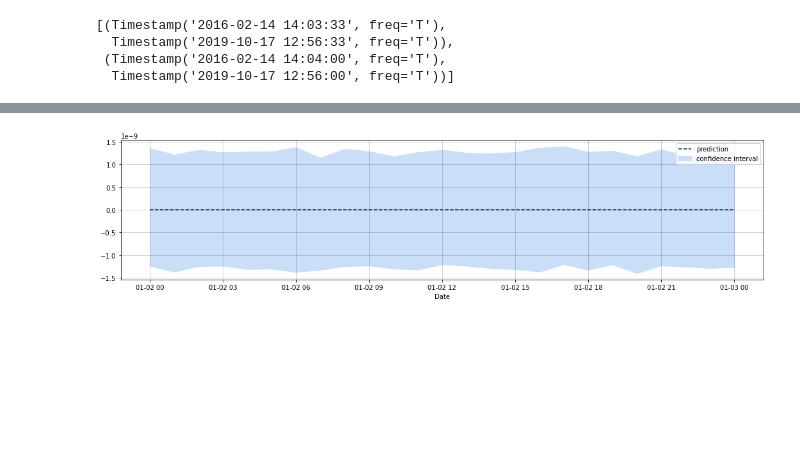
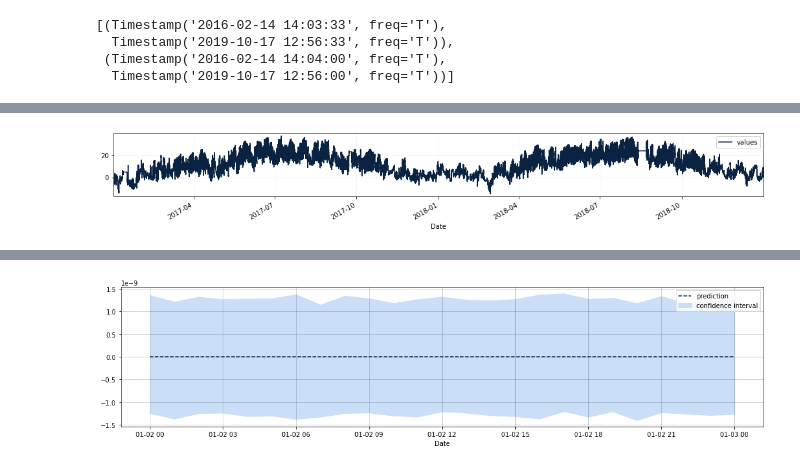
Before and after one commit to timeatlas-dev/timeatlas, a Jupyter notebook: notebooks/model-with-prophet.ipynb, the cells around one changed output, grey strips where cells are left out. Drawn from its saved outputs; the diff is of its cells as text; code cells hidden in the pictures; blank space fills up the shorter version.

```diff
--- a/notebooks/model-with-prophet.ipynb
+++ b/notebooks/model-with-prophet.ipynb
@@ -125,2 +128,4 @@ tsd["2017"].data
 # %%
-tsd[:]["2017":"2018"].plot()
+tsd["2017":"2018"].data[0].plot()
+# %% [output]
+[figure, added]
```
Also changed, not shown: parts of 13 cells of this notebook, 2 other files.
